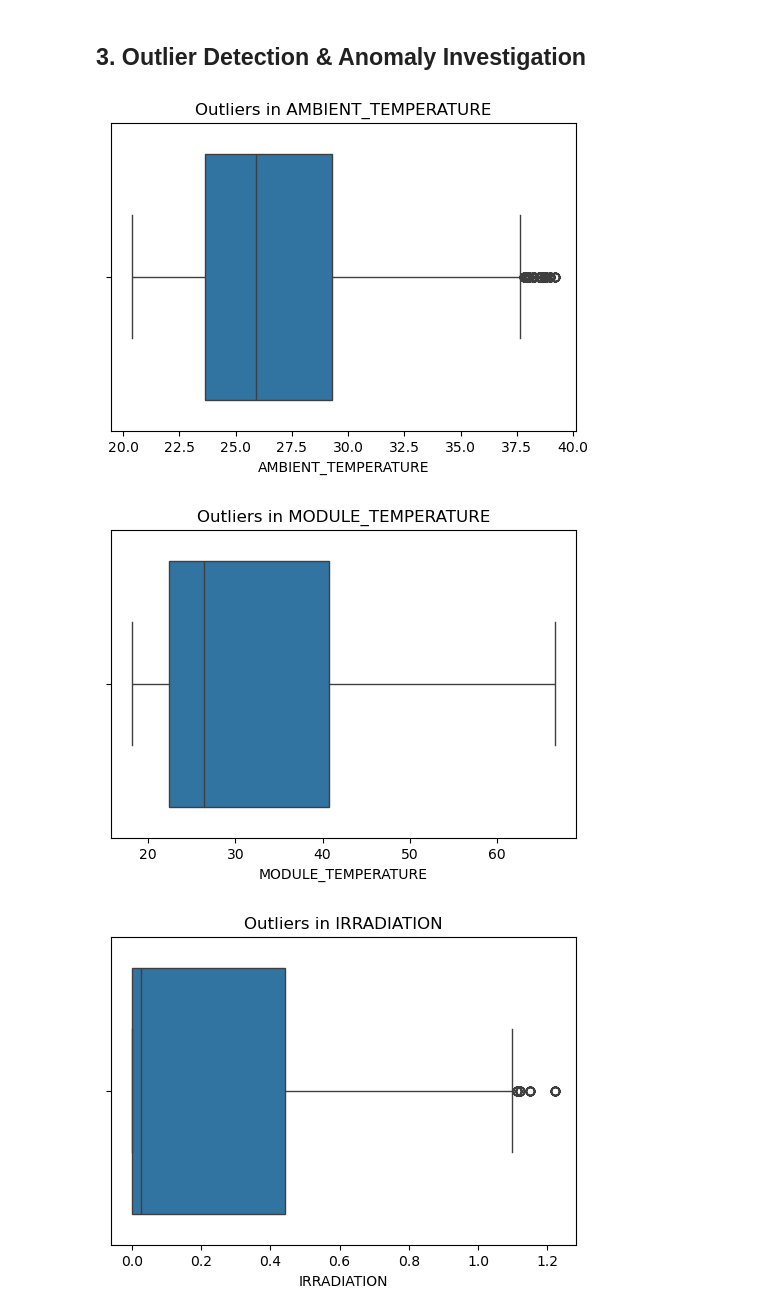
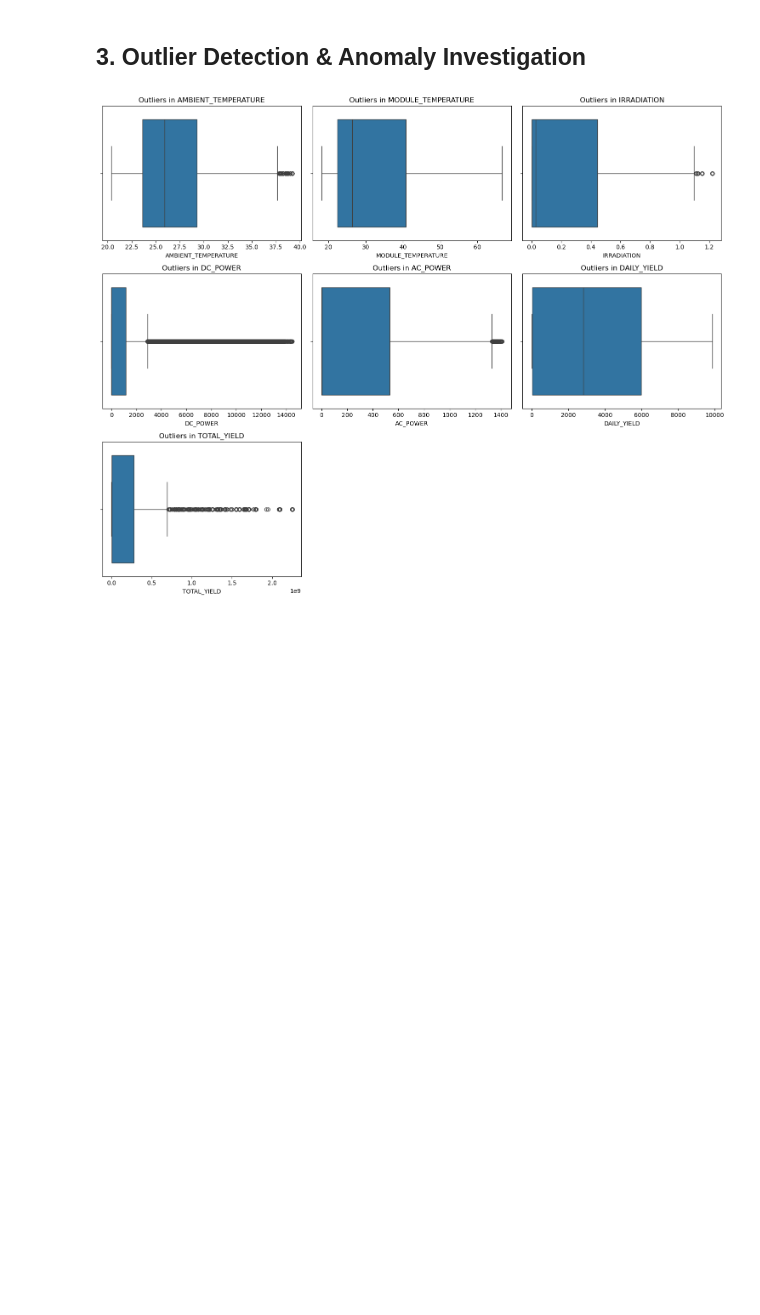
Before and after one commit to audreymalloy/Springboard_DataScience, a Jupyter notebook: Capstone-3-Solar/EDA/solar_eda.ipynb, the cells around one changed output. Saved outputs shown, nothing was run; the diff lists cells and outputs as text; code cells hidden in the pictures; blank space fills up the shorter version.

```diff
--- a/Capstone-3-Solar/EDA/solar_eda.ipynb
+++ b/Capstone-3-Solar/EDA/solar_eda.ipynb
@@ -103,10 +120,3 @@ plt.show()
 Insight on distribution:
 - Normalized distribution is seen for Ambient Temperature, a slightly for  Module Temperature.
 - There is a noticable right-skew to Irradition variable, potential to apply a log transformation to help skewness.
-# %%
-numerical_cols = ['AMBIENT_TEMPERATURE', 'MODULE_TEMPERATURE', 'IRRADIATION', 'DC_POWER', 'AC_POWER', 'DAILY_YIELD', 'TOTAL_YIELD']
-for col in numerical_cols:
-    plt.figure(figsize=(6, 4))
-    sns.histplot(df[col], kde=True, bins=30)
-    plt.title(f'Distribution of {col}')
-    plt.show()
@@ -213,13 +268,20 @@ plt.show()
 # %% [markdown]
 ## 3. Outlier Detection & Anomaly Investigation
 # %%
-#Investigate Anomalies
-for col in numerical_cols:
-    plt.figure(figsize=(6, 4))
-    sns.boxplot(x=df[col])
-    plt.title(f'Outliers in {col}')
-    plt.show()
+numerical_cols = ['AMBIENT_TEMPERATURE', 'MODULE_TEMPERATURE', 'IRRADIATION', 'DC_POWER', 'AC_POWER', 'DAILY_YIELD', 'TOTAL_YIELD']
+
+rows, cols = 3, 3
+fig, axes = plt.subplots(rows, cols, figsize=(15, 12))
+axes = axes.flatten()
+
+for i, col in enumerate(numerical_cols):
+    sns.boxplot(x=df[col], ax=axes[i])
+    axes[i].set_title(f'Outliers in {col}')
+
+for i in range(len(numerical_cols), len(axes)):
+    axes[i].set_visible(False)
+
+plt.tight_layout()
+plt.show()
 # %% [output]
-[figure, old version]
+[figure, new version]
-[figure, removed]
-[figure, removed]
```
Also changed, not shown: parts of 22 cells of this notebook.
